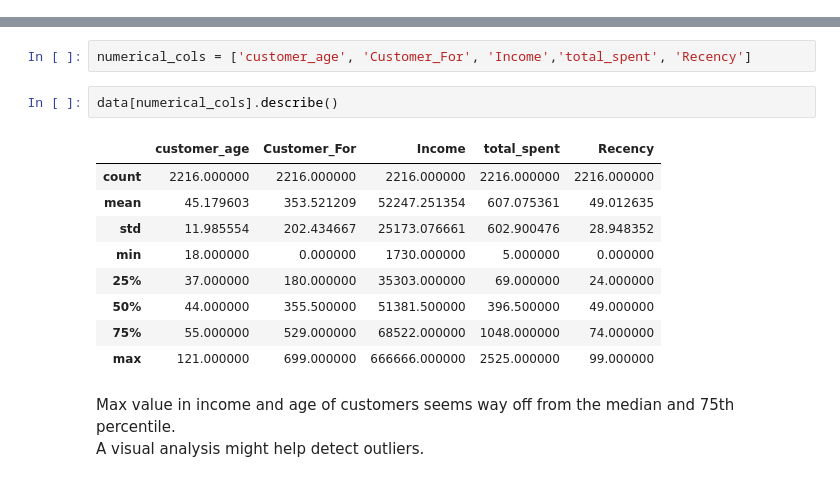
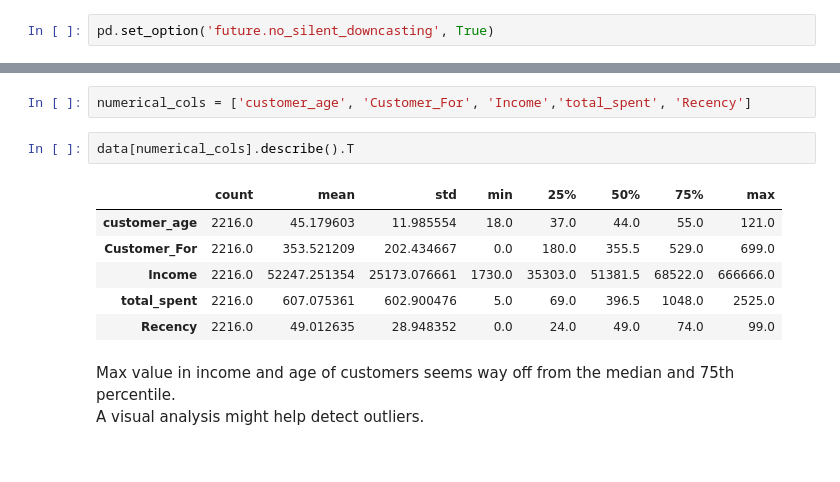
Before and after one commit to Cshefali/Data-Analysis-And-Viz-Python, a Jupyter notebook: customer_segmentation_project1/p1_customer_segmentation.ipynb, the cells around one changed output, grey strips where cells are left out. Cells and saved outputs as stored; diff of their text form.

```diff
--- a/customer_segmentation_project1/p1_customer_segmentation.ipynb
+++ b/customer_segmentation_project1/p1_customer_segmentation.ipynb
@@ -25,6 +26,8 @@ from yellowbrick.cluster import KElbowVisualizer
 from sklearn.cluster import KMeans
 from sklearn.cluster import AgglomerativeClustering
 from sklearn import metrics
+# %%
+pd.set_option('future.no_silent_downcasting', True)
 # %% [markdown]
 <div>
     <h5>Download dataset (first time access)</h5>
@@ -389,17 +426,14 @@ Name: count, dtype: int64
 # %%
 numerical_cols = ['customer_age', 'Customer_For', 'Income','total_spent', 'Recency']
 # %%
-data[numerical_cols].describe()
+data[numerical_cols].describe().T
 # %% [output]
-|  | customer_age | Customer_For | Income | total_spent | Recency |
-| count | 2216.000000 | 2216.000000 | 2216.000000 | 2216.000000 | 2216.000000 |
-| mean | 45.179603 | 353.521209 | 52247.251354 | 607.075361 | 49.012635 |
-| std | 11.985554 | 202.434667 | 25173.076661 | 602.900476 | 28.948352 |
-| min | 18.000000 | 0.000000 | 1730.000000 | 5.000000 | 0.000000 |
-| 25% | 37.000000 | 180.000000 | 35303.000000 | 69.000000 | 24.000000 |
-| 50% | 44.000000 | 355.500000 | 51381.500000 | 396.500000 | 49.000000 |
-| 75% | 55.000000 | 529.000000 | 68522.000000 | 1048.000000 | 74.000000 |
-| max | 121.000000 | 699.000000 | 666666.000000 | 2525.000000 | 99.000000 |
+|  | count | mean | std | min | 25% | 50% | 75% | max |
+| customer_age | 2216.0 | 45.179603 | 11.985554 | 18.0 | 37.0 | 44.0 | 55.0 | 121.0 |
+| Customer_For | 2216.0 | 353.521209 | 202.434667 | 0.0 | 180.0 | 355.5 | 529.0 | 699.0 |
+| Income | 2216.0 | 52247.251354 | 25173.076661 | 1730.0 | 35303.0 | 51381.5 | 68522.0 | 666666.0 |
+| total_spent | 2216.0 | 607.075361 | 602.900476 | 5.0 | 69.0 | 396.5 | 1048.0 | 2525.0 |
+| Recency | 2216.0 | 49.012635 | 28.948352 | 0.0 | 24.0 | 49.0 | 74.0 | 99.0 |
 # %% [markdown]
 Max value in income and age of customers seems way off from the median and 75th percentile.
 A visual analysis might help detect outliers.
```
Also changed, not shown: parts of 27 cells of this notebook.
